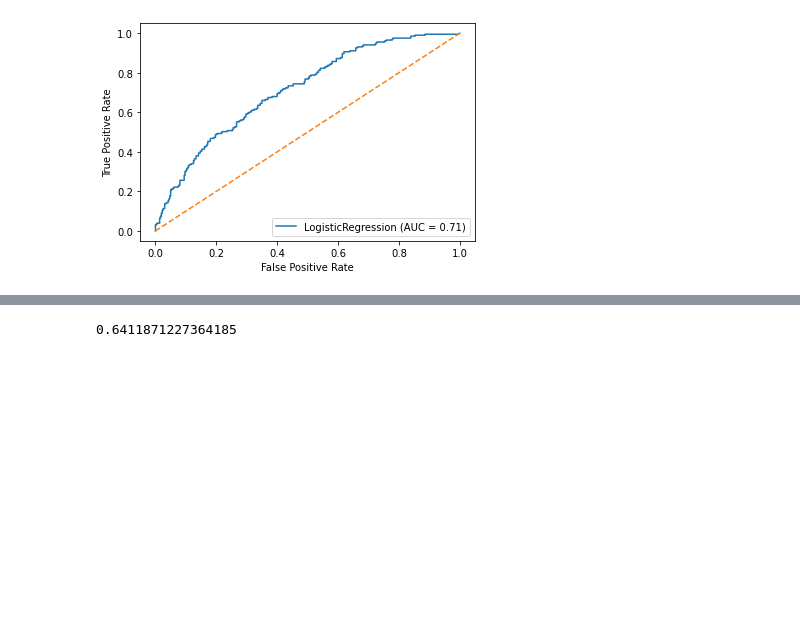
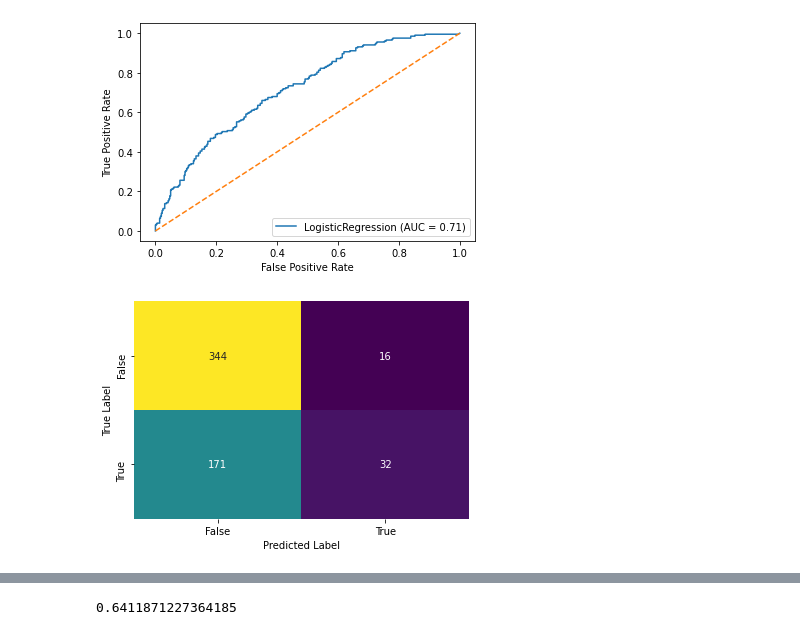
Before and after one commit to tliptrot/ML-repression-study, a Jupyter notebook: Function.ipynb, the cells around one changed output, grey strips where cells are left out. Saved outputs shown, nothing was run; the diff lists cells and outputs as text; code cells hidden in the pictures; blank space fills up the shorter version.

```diff
--- a/Function.ipynb
+++ b/Function.ipynb
@@ -1342,3 +1454,7 @@ plt.plot([0,1], [0,1], linestyle='--', label='No Skill')
 confusion_matrix = pd.DataFrame(m.confusion_matrix(test_y, pred_y))
 # %%
 confusion_matrix.to_csv("Confusion_Matrices/Morocco_DemPref_Logit.csv")
+# %%
+pred_threshold1 = (clf.predict_proba(test_X)[:,1] >= threshold1).astype(int)
+# %%
+confusion_matrix_1 = pd.DataFrame(m.confusion_matrix(test_y, pred_threshold1))
@@ -1344,0 +1463,13 @@ confusion_matrix.to_csv("Confusion_Matrices/Morocco_DemPref_Logit.csv")
+# %%
+sn.heatmap(confusion_matrix_1,
+    annot=True,
+    fmt="d",
+    xticklabels =["False", "True"],
+    yticklabels = ["False", "True"],
+    cbar = False,
+    cmap= "viridis")
+plt.xlabel("Predicted Label")
+plt.ylabel("True Label")
+plt.show()
+# %% [output]
+[figure, added]
```
Also changed, not shown: parts of 111 cells of this notebook, 39 other files.
